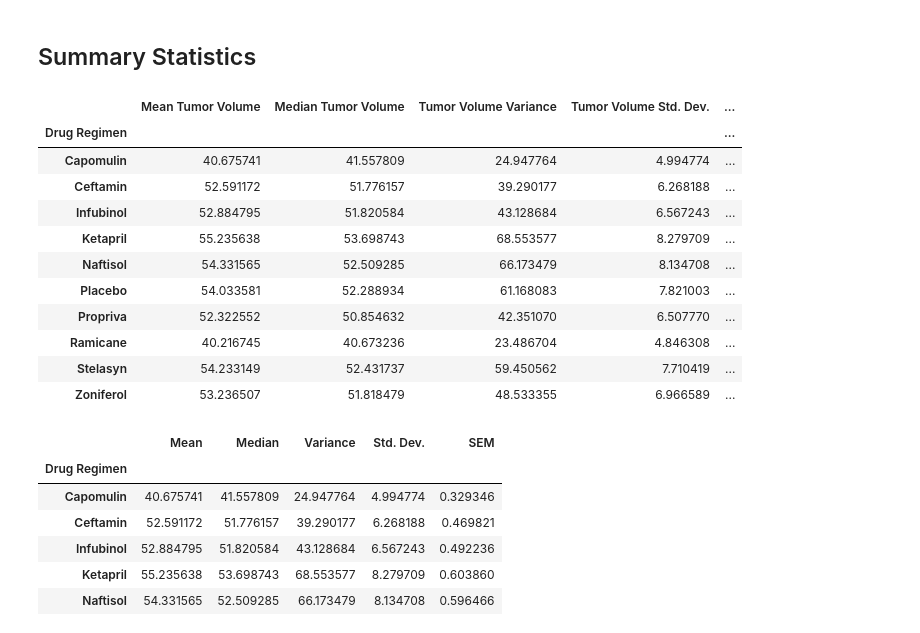
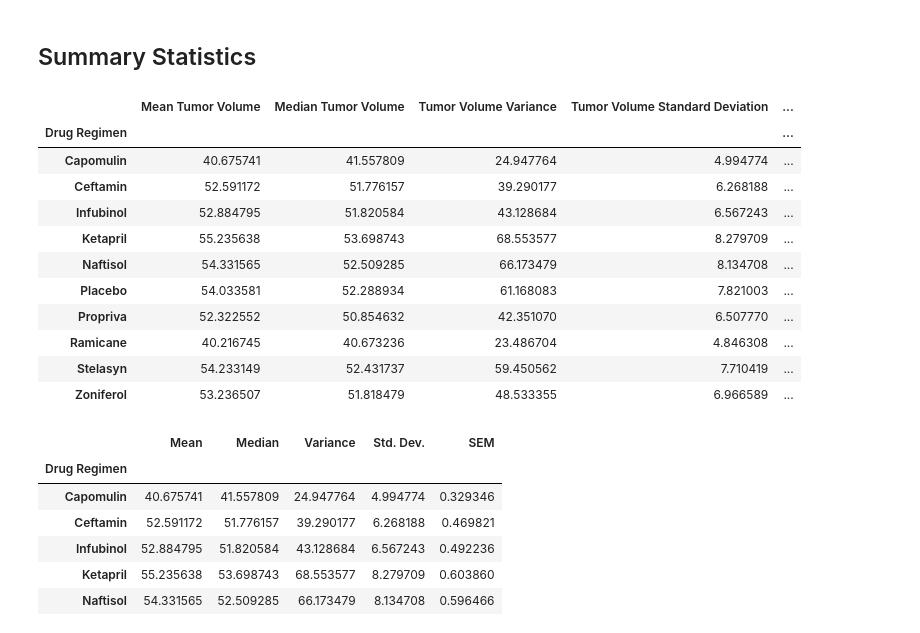
Before and after one commit to SidDas8/matplotlib-challenge, a Jupyter notebook: Pymaceuticals/pymaceuticals_starter.ipynb, the cells around one changed output. Drawn from its saved outputs; the diff is of its cells as text; code cells hidden in the pictures.

```diff
--- a/Pymaceuticals/pymaceuticals_starter.ipynb
+++ b/Pymaceuticals/pymaceuticals_starter.ipynb
@@ -96,36 +96,36 @@ numbermice
 # Generate a summary statistics table of mean, median, variance, standard deviation, and SEM of the tumor volume for each regimen
 # Group by drug regimen
 groupsummarystats = combineddata_df.groupby('Drug Regimen')
 
 # Mean
 meantumorvolume = groupsummarystats['Tumor Volume (mm3)'].mean()
 
 # Median
 mediantumorvolume = groupsummarystats['Tumor Volume (mm3)'].median()
 
 # Variance(numpy doesn't work on groupby)
 variancetumorvolume = groupsummarystats['Tumor Volume (mm3)'].var()
 
 # Standard deviation
 stddevtumor = groupsummarystats['Tumor Volume (mm3)'].std()
 
 # Sem
 semtumor = groupsummarystats['Tumor Volume (mm3)'].sem()
 
 # Use groupby and summary statistical methods to calculate the following properties of each drug regimen:
 # mean, median, variance, standard deviation, and SEM of the tumor volume.
 # Assemble the resulting series into a single summary dataframe.
 
 # Summary data frame
 summarytumorvolume_df = pd.DataFrame({"Mean Tumor Volume": meantumorvolume,
                                       "Median Tumor Volume": mediantumorvolume,
                                       "Tumor Volume Variance": variancetumorvolume,
-                                      "Tumor Volume Std. Dev.":stddevtumor,
-                                      "Tumor Volume Std. Err.":semtumor})
+                                      "Tumor Volume Standard Deviation":stddevtumor,
+                                      "Tumor Volume Standard Error":semtumor})
 
 summarytumorvolume_df
 # %% [output]
-|  | Mean Tumor Volume | Median Tumor Volume | Tumor Volume Variance | Tumor Volume Std. Dev. | ... |
+|  | Mean Tumor Volume | Median Tumor Volume | Tumor Volume Variance | Tumor Volume Standard Deviation | ... |
 | Drug Regimen |  |  |  |  | ... |
 | Capomulin | 40.675741 | 41.557809 | 24.947764 | 4.994774 | ... |
 | Ceftamin | 52.591172 | 51.776157 | 39.290177 | 6.268188 | ... |
```
Also changed, not shown: parts of 5 cells of this notebook.
